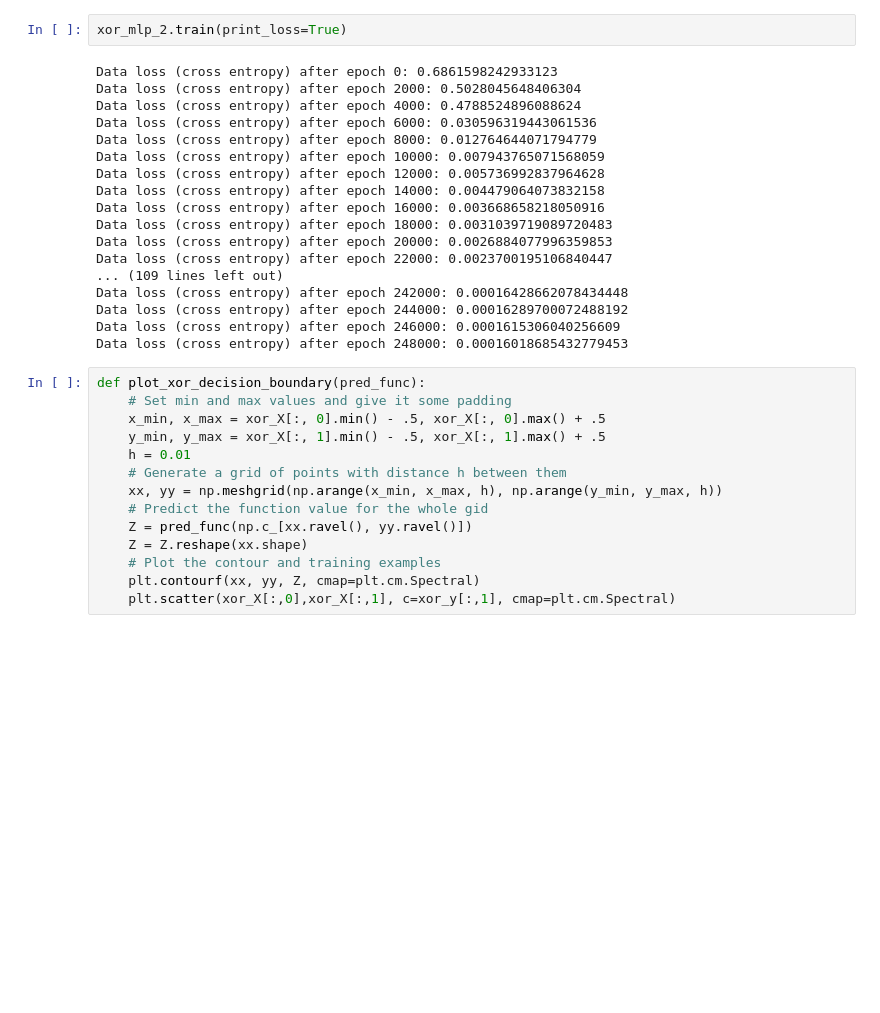
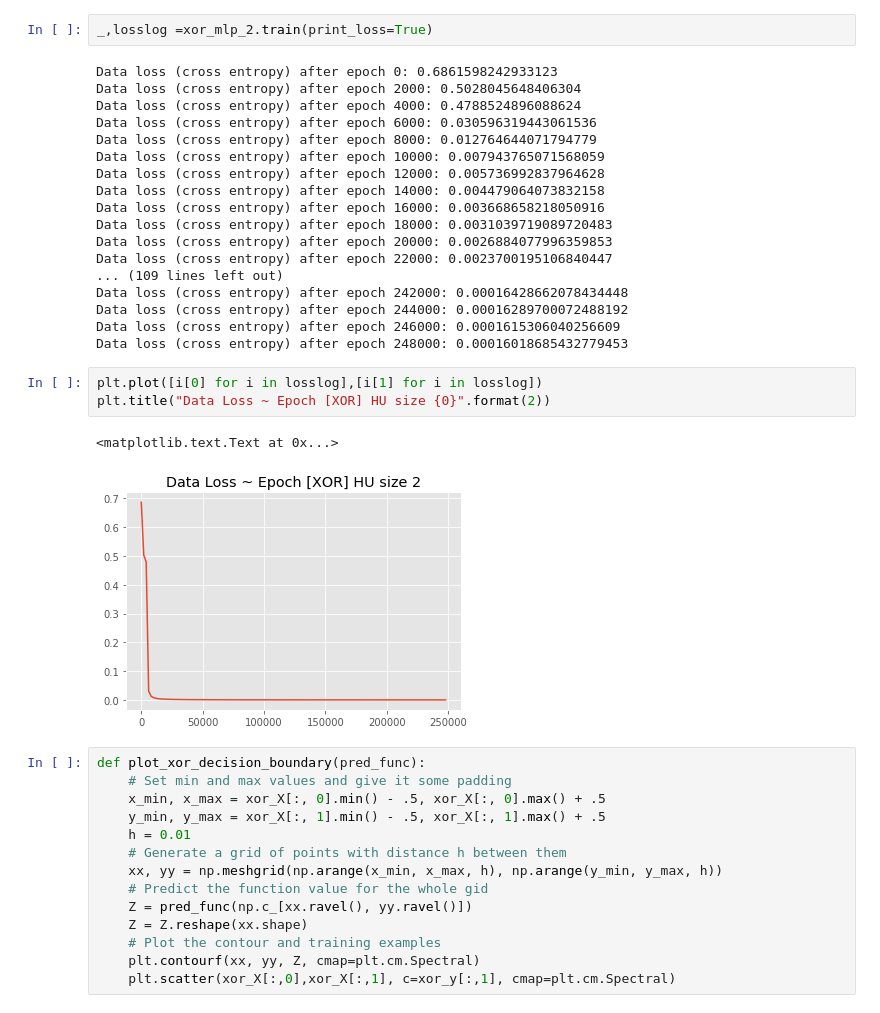
Before and after one commit to nilbot/neural-networks-tutorial, a Jupyter notebook: Notes.ipynb, the cells around one changed output. Saved outputs shown, nothing was run; the diff lists cells and outputs as text; blank space fills up the shorter version.

Commit message:
proper stats with figure

```diff
--- a/Notes.ipynb
+++ b/Notes.ipynb
@@ -33,7 +33,7 @@ plt.scatter(xor_X[:,0],xor_X[:,1], c=xor_y[:,1], cmap=plt.cm.Spectral)
 # 2 hidden unit MLP for XOR demonstration
 xor_mlp_2 = mlp.MLP(xor_X, xor_y, 2)
 # %%
-xor_mlp_2.train(print_loss=True)
+_,losslog =xor_mlp_2.train(print_loss=True)
 # %% [output]
 Data loss (cross entropy) after epoch 0: 0.6861598242933123
 Data loss (cross entropy) after epoch 2000: 0.5028045648406304
@@ -52,6 +52,12 @@ Data loss (cross entropy) after epoch 242000: 0.00016428662078434448
 Data loss (cross entropy) after epoch 244000: 0.00016289700072488192
 Data loss (cross entropy) after epoch 246000: 0.0001615306040256609
 Data loss (cross entropy) after epoch 248000: 0.00016018685432779453
+# %%
+plt.plot([i[0] for i in losslog],[i[1] for i in losslog])
+plt.title("Data Loss ~ Epoch [XOR] HU size {0}".format(2))
+# %% [output]
+<matplotlib.text.Text at 0x...>
+[figure, added]
 # %%
 def plot_xor_decision_boundary(pred_func):
     # Set min and max values and give it some padding
```
Also changed, not shown: parts of 8 cells of this notebook, 1 other file.
